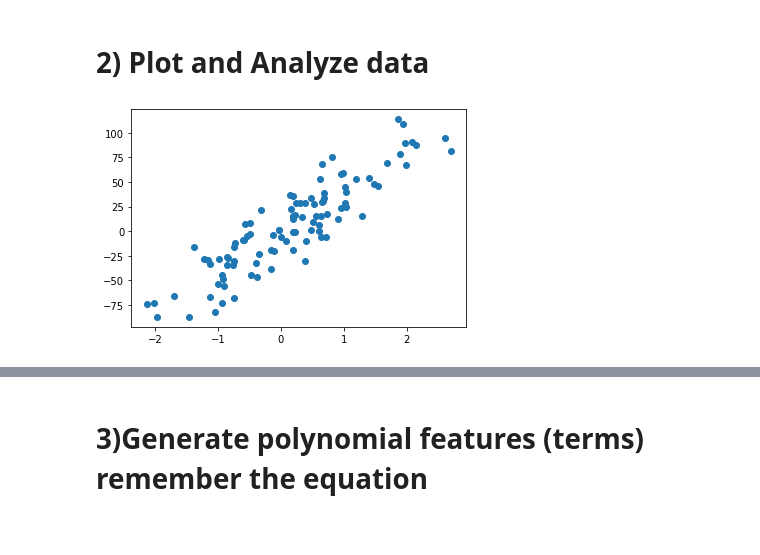
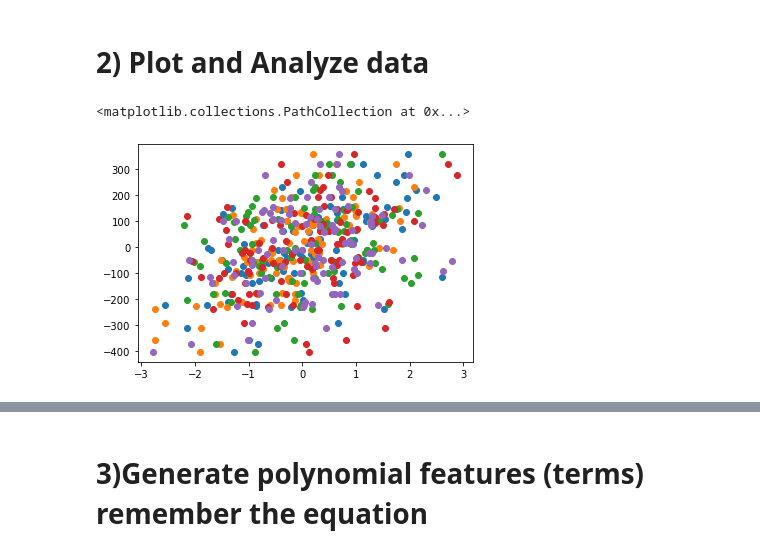
Before and after one commit to ishikkkkaaaa/UPES, a Jupyter notebook: Pattern-and-Anomoly-Detection/LAB5 POLYNOMIAL REGRESSION/main.ipynb, the cells around one changed output, grey strips where cells are left out. Cells and saved outputs as stored; diff of their text form; code cells hidden in the pictures.

Commit message:
added final polynomial regression

```diff
--- a/Pattern-and-Anomoly-Detection/LAB5 POLYNOMIAL REGRESSION/main.ipynb
+++ b/Pattern-and-Anomoly-Detection/LAB5 POLYNOMIAL REGRESSION/main.ipynb
@@ -9,16 +9,19 @@ import seaborn as sns
 # %% [markdown]
 # 1) Make the Regression!
 # %%
-#create a dataset using sklearn x scalar,y scalar,N = 1000
 from sklearn.datasets import make_regression
-x,y = make_regression(n_samples=100,n_features=1,noise=20,random_state=101)
+x,y = make_regression(n_samples=100,n_features=5,noise=20,random_state=101)
 # %% [markdown]
 # 2) Plot and Analyze data
-# %%
-plt.scatter(x[:,0],y)
-plt.show()
-# %% [output]
-[figure, removed]
+# %%
+plt.scatter(x[:,0],y)
+plt.scatter(x[:,1],y)
+plt.scatter(x[:,2],y)
+plt.scatter(x[:,3],y)
+plt.scatter(x[:,4],y)
+# %% [output]
+<matplotlib.collections.PathCollection at 0x...>
+[figure, added]
 # %%
 #print mean, standar deviation, and variance of x
 print(np.mean(x))
```
Also changed, not shown: parts of 11 cells of this notebook, 1 other file.
